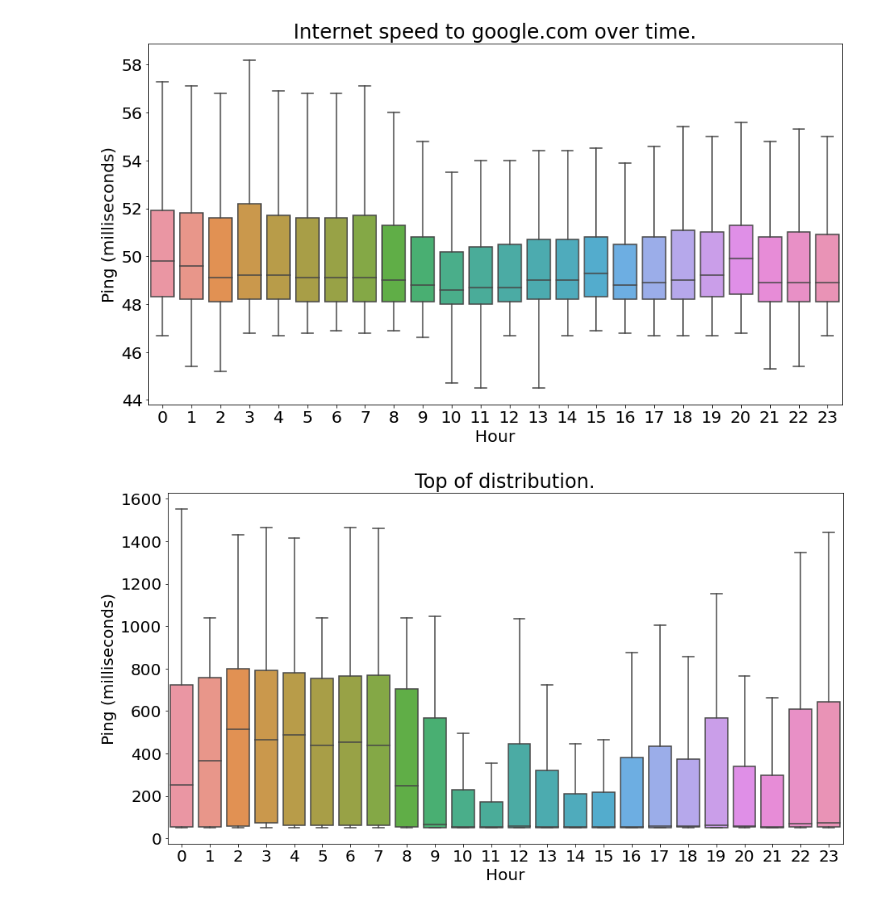
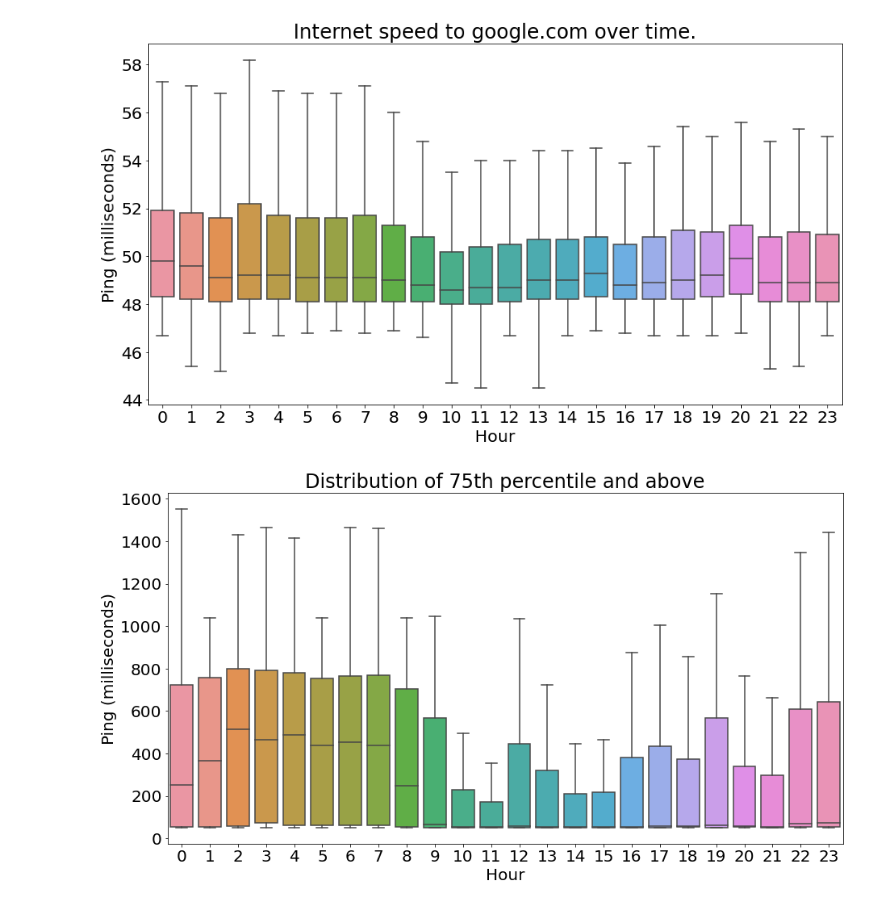
Before and after one commit to ayoskovich/int-traffic, a Jupyter notebook: analyze_ping.ipynb, the cells around one changed output. Drawn from its saved outputs; the diff is of its cells as text; code cells hidden in the pictures.

```diff
--- a/analyze_ping.ipynb
+++ b/analyze_ping.ipynb
@@ -67,9 +67,9 @@ plt.ylabel('Ping (milliseconds)');
 # %%
 plt.rc('font', size=20)
 plt.figure(figsize=(15,8))
 ax = sns.boxplot(x="hour", y="lat", data=above_q, showfliers=False);
-plt.title('Top of distribution.')
+plt.title('Distribution of 75th percentile and above')
 plt.xlabel('Hour');
 plt.ylabel('Ping (milliseconds)');
 # %% [output]
-[figure, old version]
+[figure, new version]
```
Also changed, not shown: 5 other files.
